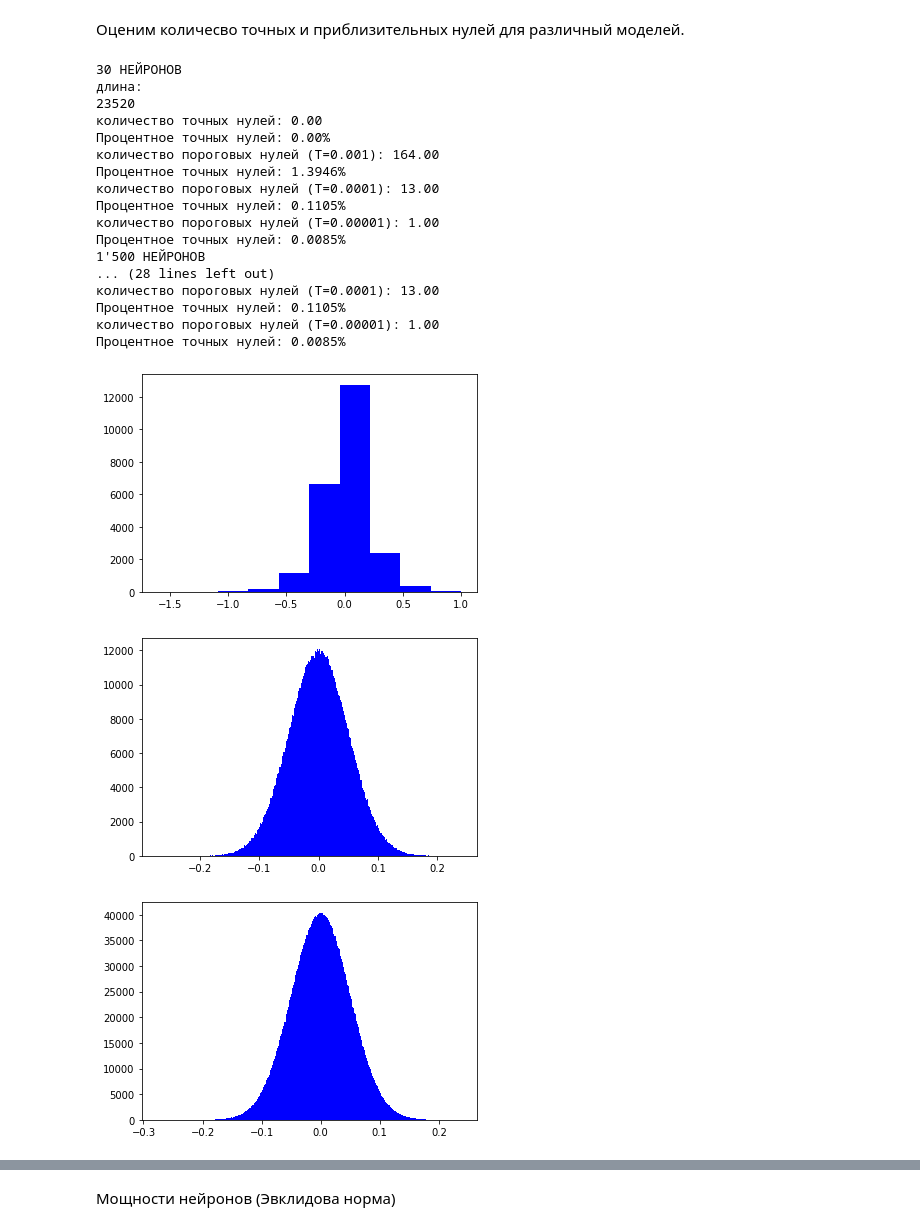
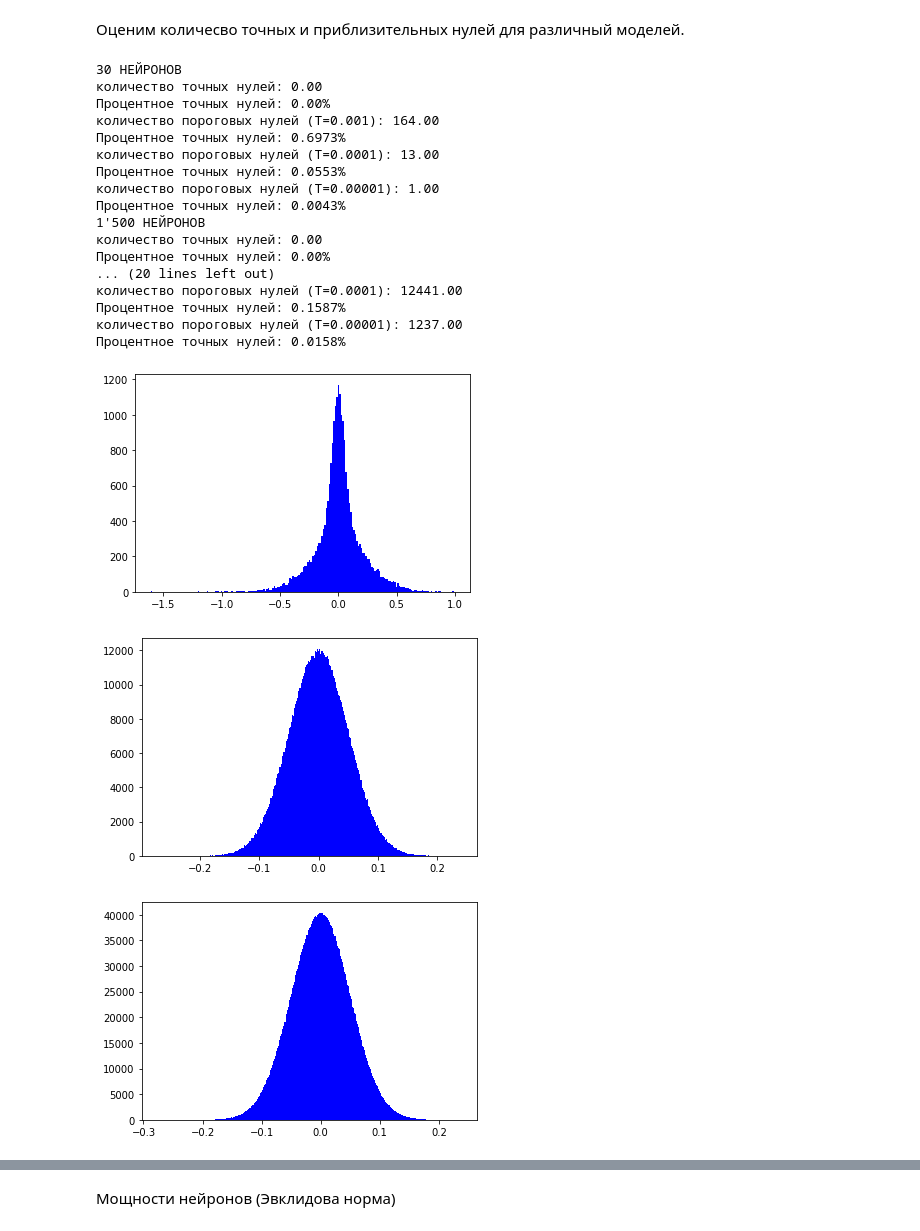
Before and after one commit to helenross636/magic_season, a Jupyter notebook: Load_nets+work_#7.ipynb, the cells around one changed output, grey strips where cells are left out. Cells and saved outputs as stored; diff of their text form; code cells hidden in the pictures.

```diff
--- a/Load_nets+work_#7.ipynb
+++ b/Load_nets+work_#7.ipynb
@@ -26,60 +26,56 @@ for i in range(4):
   if i==0:
     print("30 НЕЙРОНОВ")
     a = np.array(model.get_weights()[0]).flatten();
-    bins=None
+    bins=200
   if i==1:
     print("1'500 НЕЙРОНОВ")
     a = np.array(model2.get_weights()[0]).flatten();
     bins=400
   if i==2:
     print("5'000 НЕЙРОНОВ")
     a = np.array(model3.get_weights()[0]).flatten();
     bins=400
   if i==3:
     print("10'000 НЕЙРОНОВ")
     a = np.array(model4.get_weights()[0]).flatten();
     bins=400
   plt.figure()
   plt.hist(a, bins, facecolor='blue')
-  #plt.hist(a, bins=400, facecolor='blue')
-  print("длина:")
-  print(len(a))
-  #print("вектор:")
-  #print(a)
+  f = a.shape
   T0 = 0.001
   T1 = 0.0001
   T2 = 0.00001
-  zerj_num = sum(model.get_weights()[0].flatten() == 0)
-  zero_num_under0 = sum(abs(model.get_weights()[0].flatten()) <= T0)
-  zero_num_under1 = sum(abs(model.get_weights()[0].flatten()) <= T1)
-  zero_num_under2 = sum(abs(model.get_weights()[0].flatten()) <= T2)
+  zerj_num = sum(a == 0)
+  zero_num_under0 = sum(abs(a) <= T0)
+  zero_num_under1 = sum(abs(a) <= T1)
+  zero_num_under2 = sum(abs(a) <= T2)
   print("количество точных нулей: %.2f" % (zerj_num))
-  print("Процентное точных нулей: %.2f%%" % ((zerj_num/11760)*100))
+  print("Процентное точных нулей: %.2f%%" % ((zerj_num/f)*100))
   print("количество пороговых нулей (Т=0.001): %.2f" % (zero_num_under0))
-  print("Процентное точных нулей: %.4f%%" % ((zero_num_under0/11760)*100))
+  print("Процентное точных нулей: %.4f%%" % ((zero_num_under0/f)*100))
   print("количество пороговых нулей (Т=0.0001): %.2f" % (zero_num_under1))
-  print("Процентное точных нулей: %.4f%%" % ((zero_num_under1/11760)*100))
+  print("Процентное точных нулей: %.4f%%" % ((zero_num_under1/f)*100))
   print("количество пороговых нулей (Т=0.00001): %.2f" % (zero_num_under2))
-  print("Процентное точных нулей: %.4f%%" % ((zero_num_under2/11760)*100))
+  print("Процентное точных нулей: %.4f%%" % ((zero_num_under2/f)*100))
 # %% [output]
 30 НЕЙРОНОВ
-длина:
-23520
 количество точных нулей: 0.00
 Процентное точных нулей: 0.00%
 количество пороговых нулей (Т=0.001): 164.00
-Процентное точных нулей: 1.3946%
+Процентное точных нулей: 0.6973%
 количество пороговых нулей (Т=0.0001): 13.00
-Процентное точных нулей: 0.1105%
+Процентное точных нулей: 0.0553%
 количество пороговых нулей (Т=0.00001): 1.00
-Процентное точных нулей: 0.0085%
+Процентное точных нулей: 0.0043%
 1'500 НЕЙРОНОВ
-... (28 lines left out)
-количество пороговых нулей (Т=0.0001): 13.00
-Процентное точных нулей: 0.1105%
-количество пороговых нулей (Т=0.00001): 1.00
-Процентное точных нулей: 0.0085%
+количество точных нулей: 0.00
+Процентное точных нулей: 0.00%
+... (20 lines left out)
+количество пороговых нулей (Т=0.0001): 12441.00
+Процентное точных нулей: 0.1587%
+количество пороговых нулей (Т=0.00001): 1237.00
+Процентное точных нулей: 0.0158%
-[figure, old version]
+[figure, new version]
 [figure]
 [figure]
 [figure]
```
Also changed, not shown: parts of 1 cell of this notebook.
